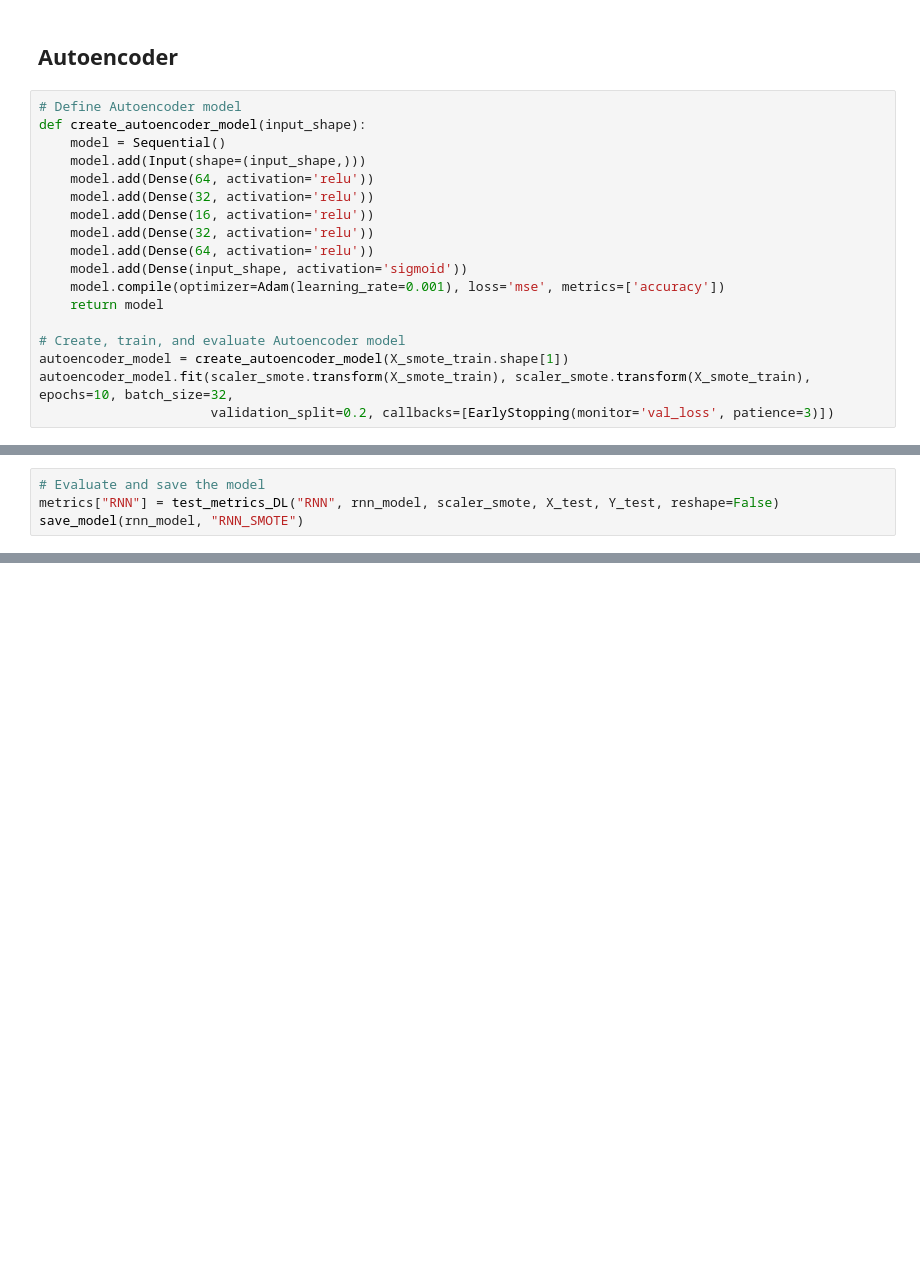
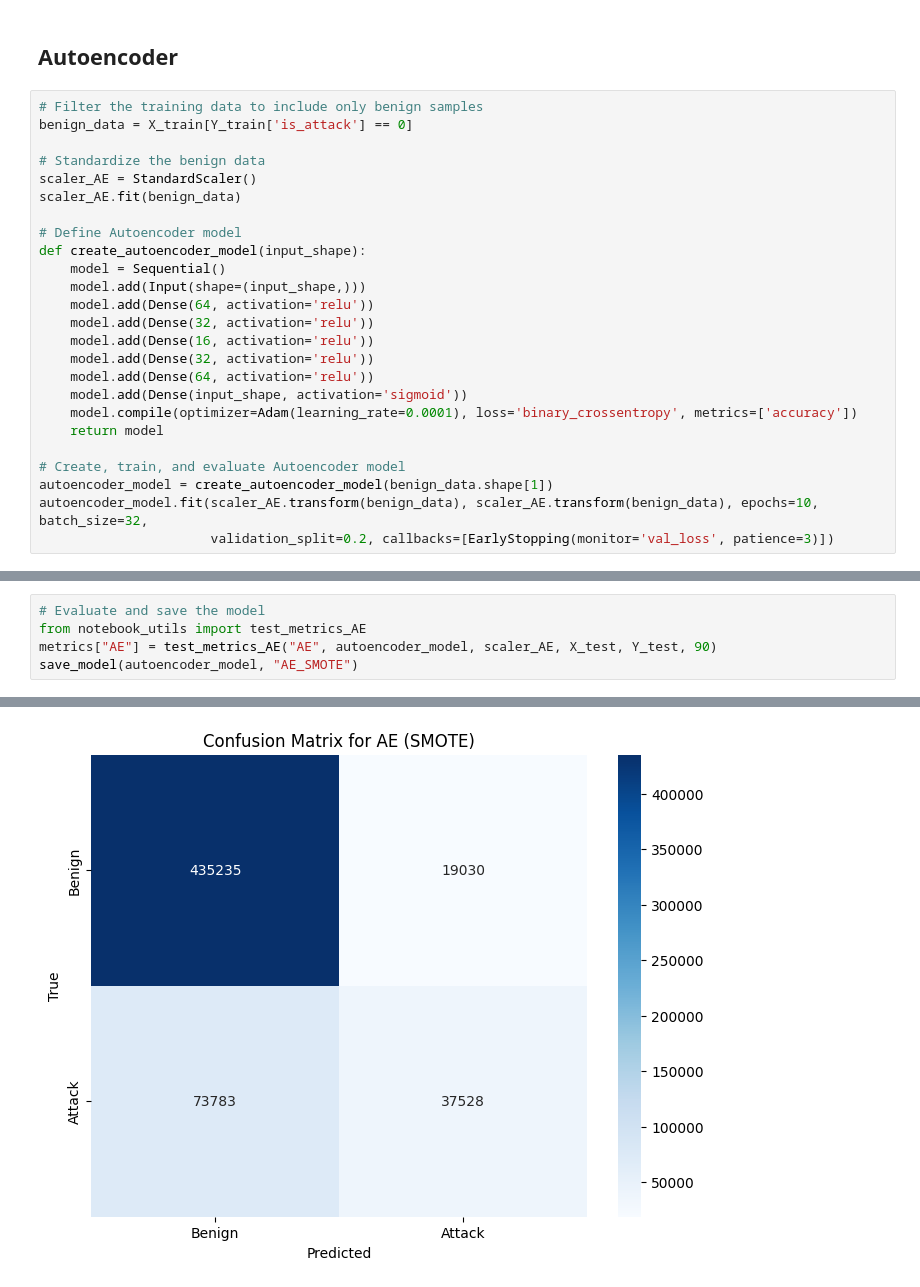
Before and after one commit to Joe-0120/ML-IDS, a Jupyter notebook: 2_ML_DL/4_DL_Default_IDS2017.ipynb, the cells around one changed output, grey strips where cells are left out. Cells and saved outputs as stored; diff of their text form; blank space fills up the shorter version.

Commit message:
Add improved autoencoder

```diff
--- a/2_ML_DL/4_DL_Default_IDS2017.ipynb
+++ b/2_ML_DL/4_DL_Default_IDS2017.ipynb
@@ -383,6 +426,13 @@ save_model(rnn_model, "RNN_SMOTE")
 # %% [markdown]
 ## Autoencoder
 # %%
+# Filter the training data to include only benign samples
+benign_data = X_train[Y_train['is_attack'] == 0]
+
+# Standardize the benign data
+scaler_AE = StandardScaler()
+scaler_AE.fit(benign_data)
+
 # Define Autoencoder model
 def create_autoencoder_model(input_shape):
     model = Sequential()
@@ -393,10 +443,10 @@ def create_autoencoder_model(input_shape):
     model.add(Dense(32, activation='relu'))
     model.add(Dense(64, activation='relu'))
     model.add(Dense(input_shape, activation='sigmoid'))
-    model.compile(optimizer=Adam(learning_rate=0.001), loss='mse', metrics=['accuracy'])
+    model.compile(optimizer=Adam(learning_rate=0.0001), loss='binary_crossentropy', metrics=['accuracy'])
     return model
 
 # Create, train, and evaluate Autoencoder model
-autoencoder_model = create_autoencoder_model(X_smote_train.shape[1])
-autoencoder_model.fit(scaler_smote.transform(X_smote_train), scaler_smote.transform(X_smote_train), epochs=10, batch_size=32,
+autoencoder_model = create_autoencoder_model(benign_data.shape[1])
+autoencoder_model.fit(scaler_AE.transform(benign_data), scaler_AE.transform(benign_data), epochs=10, batch_size=32,
                       validation_split=0.2, callbacks=[EarlyStopping(monitor='val_loss', patience=3)])
@@ -403,4 +475,6 @@ autoencoder_model.fit(scaler_smote.transform(X_smote_train), scaler_smote.transf
 # %%
 # Evaluate and save the model
-metrics["RNN"] = test_metrics_DL("RNN", rnn_model, scaler_smote, X_test, Y_test, reshape=False)
-save_model(rnn_model, "RNN_SMOTE")
+from notebook_utils import test_metrics_AE
+metrics["AE"] = test_metrics_AE("AE", autoencoder_model, scaler_AE, X_test, Y_test, 90)
+save_model(autoencoder_model, "AE_SMOTE")
+# %% [output]
@@ -406,0 +497 @@ save_model(rnn_model, "RNN_SMOTE")
+[figure, added]
```
Also changed, not shown: parts of 10 cells of this notebook, 9 other files.
